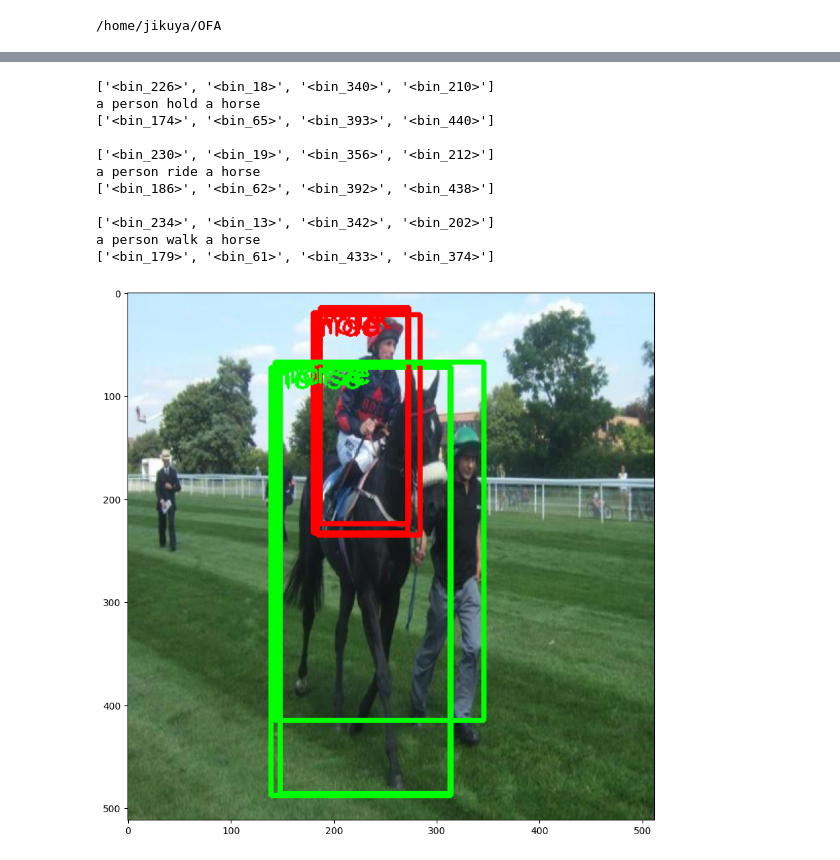
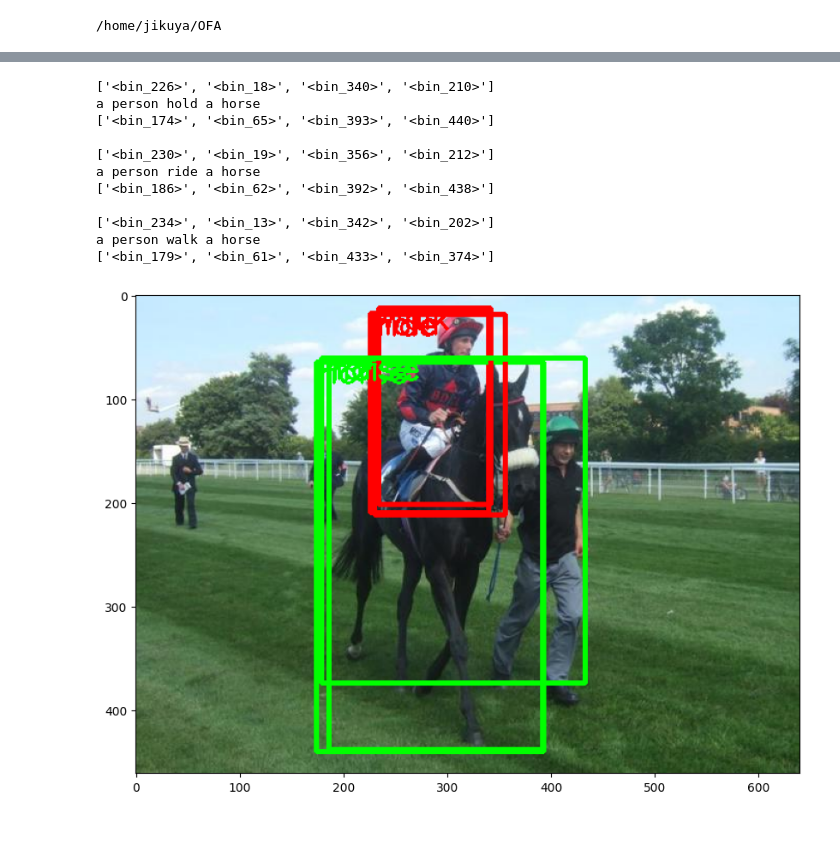
Before and after one commit to Absolute-Value/OFA, a Jupyter notebook: OFA_HICO.ipynb, the cells around one changed output, grey strips where cells are left out. Drawn from its saved outputs; the diff is of its cells as text; code cells hidden in the pictures; blank space fills up the shorter version.

```diff
--- a/OFA_HICO.ipynb
+++ b/OFA_HICO.ipynb
@@ -192,41 +192,41 @@ for label in label_list:
     boxes_target["hois"].append(hoi)
     boxes_target["objs"].append(obj)
 img = cv2.cvtColor(numpy.asarray(image), cv2.COLOR_RGB2BGR)
-img = cv2.resize(img, (task.cfg.patch_image_size, task.cfg.patch_image_size))
+# img = cv2.resize(img, (task.cfg.patch_image_size, task.cfg.patch_image_size))
 for i, (human_box, obj_box) in enumerate(zip(boxes_target["human_boxes"], boxes_target["obj_boxes"])):
     print(["<bin_{}>".format(int(pos)) for pos in human_box[:4]])
     print("a person {} a {}".format(boxes_target["hois"][i].replace('_', ' '), boxes_target["objs"][i]))
     print(["<bin_{}>".format(int(pos)) for pos in obj_box[:4]])
     print()
     cv2.putText(
-        img,  boxes_target["hois"][i].replace('_', ' '),  (int(human_box[0]*w_resize_ratio)+2, int(human_box[1]*h_resize_ratio)+20), fontFace=cv2.FONT_HERSHEY_SIMPLEX, fontScale=1, thickness=2, color=(0, 0, 255),
+        img,  boxes_target["hois"][i].replace('_', ' '),  (int(human_box[0])+2, int(human_box[1])+20), fontFace=cv2.FONT_HERSHEY_SIMPLEX, fontScale=1, thickness=2, color=(0, 0, 255),
     )
     cv2.rectangle(
-        img, (int(human_box[0]*w_resize_ratio), int(human_box[1]*h_resize_ratio)), (int(human_box[2]*w_resize_ratio), int(human_box[3]*h_resize_ratio)), (0, 0, 255), 3
+        img, (int(human_box[0]), int(human_box[1])), (int(human_box[2]), int(human_box[3])), (0, 0, 255), 3
     )
     cv2.putText(
-        img,  boxes_target["objs"][i], (int(obj_box[0]*w_resize_ratio)+2, int(obj_box[1]*h_resize_ratio)+20), fontFace=cv2.FONT_HERSHEY_SIMPLEX, fontScale=1, thickness=2, color=(0, 255, 0),
+        img,  boxes_target["objs"][i], (int(obj_box[0])+2, int(obj_box[1])+20), fontFace=cv2.FONT_HERSHEY_SIMPLEX, fontScale=1, thickness=2, color=(0, 255, 0),
     )
     cv2.rectangle(
-        img, (int(obj_box[0]*w_resize_ratio), int(obj_box[1]*h_resize_ratio)), (int(obj_box[2]*w_resize_ratio), int(obj_box[3]*h_resize_ratio)), (0, 255, 0), 3
+        img, (int(obj_box[0]), int(obj_box[1])), (int(obj_box[2]), int(obj_box[3])), (0, 255, 0), 3
     )
 img = cv2.cvtColor(img, cv2.COLOR_BGR2RGB)
 plt.figure(figsize=(10,10))
 plt.imshow(img)
 plt.show()
 # %% [output]
 ['<bin_226>', '<bin_18>', '<bin_340>', '<bin_210>']
 a person hold a horse
 ['<bin_174>', '<bin_65>', '<bin_393>', '<bin_440>']
 
 ['<bin_230>', '<bin_19>', '<bin_356>', '<bin_212>']
 a person ride a horse
 ['<bin_186>', '<bin_62>', '<bin_392>', '<bin_438>']
 
 ['<bin_234>', '<bin_13>', '<bin_342>', '<bin_202>']
 a person walk a horse
 ['<bin_179>', '<bin_61>', '<bin_433>', '<bin_374>']
-[figure, old version]
+[figure, new version]
 # %%
 human_list = ['person']
 
```
Also changed, not shown: parts of 2 cells of this notebook.
